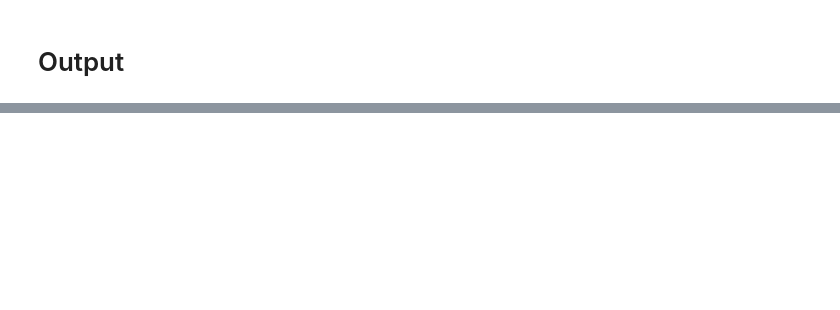
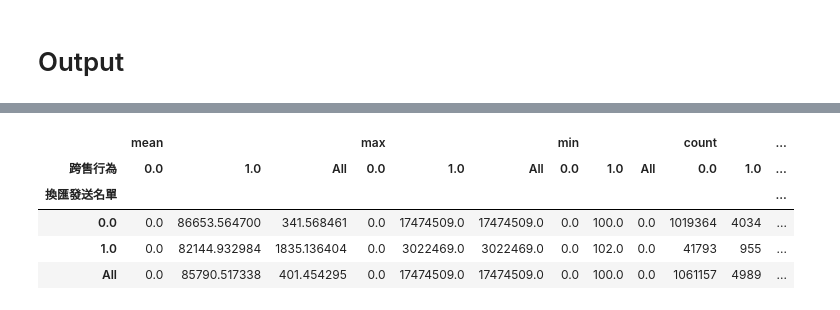
Before and after one commit to sssylvia0/Uplift_Model, a Jupyter notebook: Preprocess.ipynb, the cells around one changed output, grey strips where cells are left out. Drawn from its saved outputs; the diff is of its cells as text; code cells hidden in the pictures; blank space fills up the shorter version.

```diff
--- a/Preprocess.ipynb
+++ b/Preprocess.ipynb
@@ -333,0 +356,3 @@ df
+# %%
+df = pd.read_csv('/content/data202311.csv', index_col = 0)
+df
@@ -334,2 +373,9 @@ df
 # %%
-df.pivot_table(index=['客戶分層','換匯發送名單'], columns= '跨售行為', values= 'TOTALNTAMOUNT', margins=True, aggfunc=['mean', 'max', 'min', 'count'])
+df.pivot_table(index=['換匯發送名單'], columns= '跨售行為', values= 'TOTALNTAMOUNT', margins=True, aggfunc=['mean', 'max', 'min', 'count'])
+# %% [output]
+|  | mean |  |  | max |  |  | min |  |  | count |  | ... |
+| 跨售行為 | 0.0 | 1.0 | All | 0.0 | 1.0 | All | 0.0 | 1.0 | All | 0.0 | 1.0 | ... |
+| 換匯發送名單 |  |  |  |  |  |  |  |  |  |  |  | ... |
+| 0.0 | 0.0 | 86653.564700 | 341.568461 | 0.0 | 17474509.0 | 17474509.0 | 0.0 | 100.0 | 0.0 | 1019364 | 4034 | ... |
+| 1.0 | 0.0 | 82144.932984 | 1835.136404 | 0.0 | 3022469.0 | 3022469.0 | 0.0 | 102.0 | 0.0 | 41793 | 955 | ... |
+| All | 0.0 | 85790.517338 | 401.454295 | 0.0 | 17474509.0 | 17474509.0 | 0.0 | 100.0 | 0.0 | 1061157 | 4989 | ... |
```
Also changed, not shown: parts of 5 cells of this notebook.
